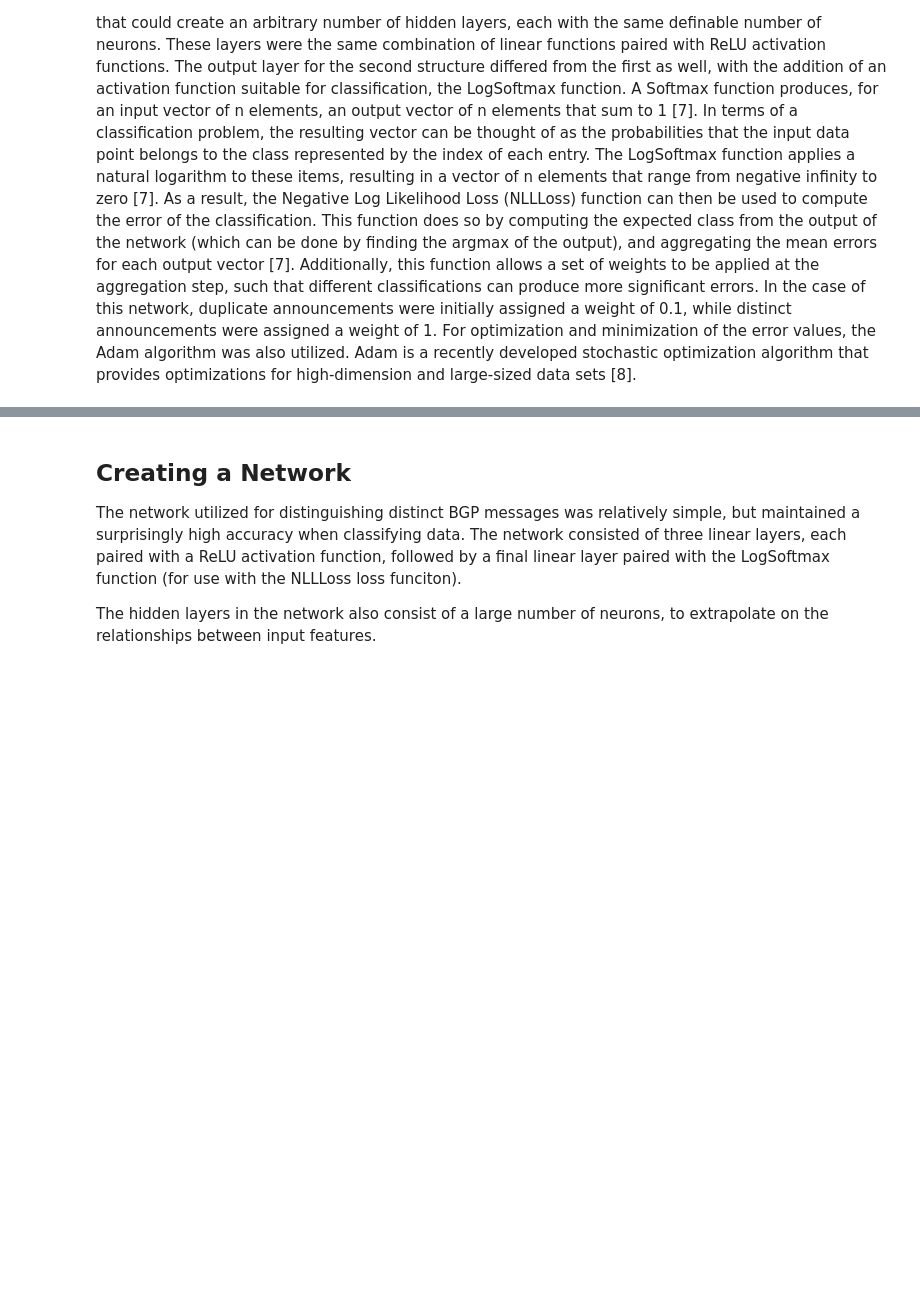
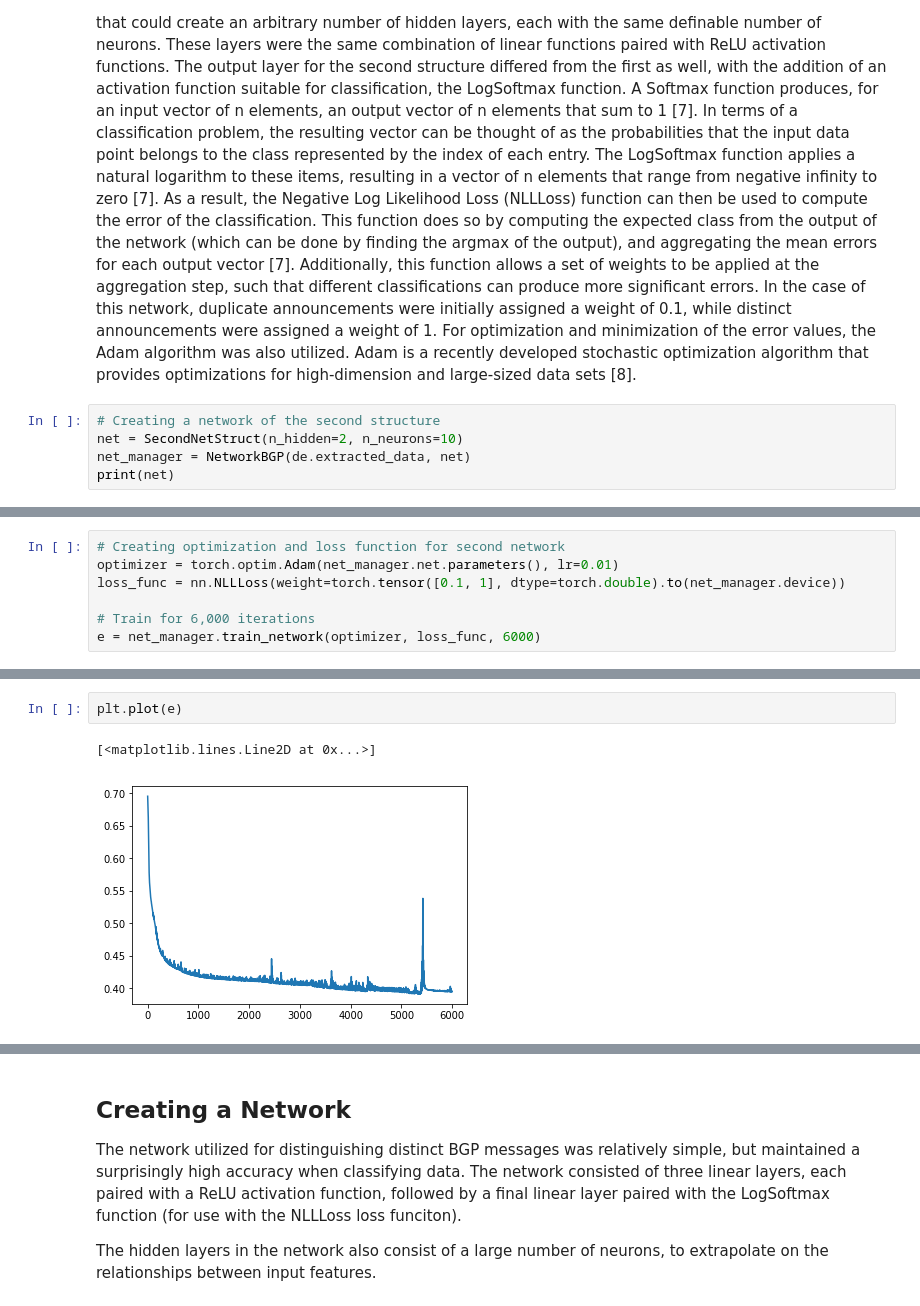
Before and after one commit to adolan5/BGPDistinct, a Jupyter notebook: notebooks/BGPDistinct.ipynb, the cells around one changed output, grey strips where cells are left out. Drawn from its saved outputs; the diff is of its cells as text; blank space fills up the shorter version.

Commit message:
Functional use of both network structures in notebook

```diff
--- a/notebooks/BGPDistinct.ipynb
+++ b/notebooks/BGPDistinct.ipynb
@@ -286,0 +314,5 @@ The second implementation of the neural network, illustrated below, provided a m
+# %%
+# Creating a network of the second structure
+net = SecondNetStruct(n_hidden=2, n_neurons=10)
+net_manager = NetworkBGP(de.extracted_data, net)
+print(net)
@@ -286,0 +332,7 @@ The second implementation of the neural network, illustrated below, provided a m
+# %%
+# Creating optimization and loss function for second network
+optimizer = torch.optim.Adam(net_manager.net.parameters(), lr=0.01)
+loss_func = nn.NLLLoss(weight=torch.tensor([0.1, 1], dtype=torch.double).to(net_manager.device))
+
+# Train for 6,000 iterations
+e = net_manager.train_network(optimizer, loss_func, 6000)
@@ -286,0 +341,5 @@ The second implementation of the neural network, illustrated below, provided a m
+# %%
+plt.plot(e)
+# %% [output]
+[<matplotlib.lines.Line2D at 0x...>]
+[figure, added]
```
Also changed, not shown: parts of 10 cells of this notebook.
